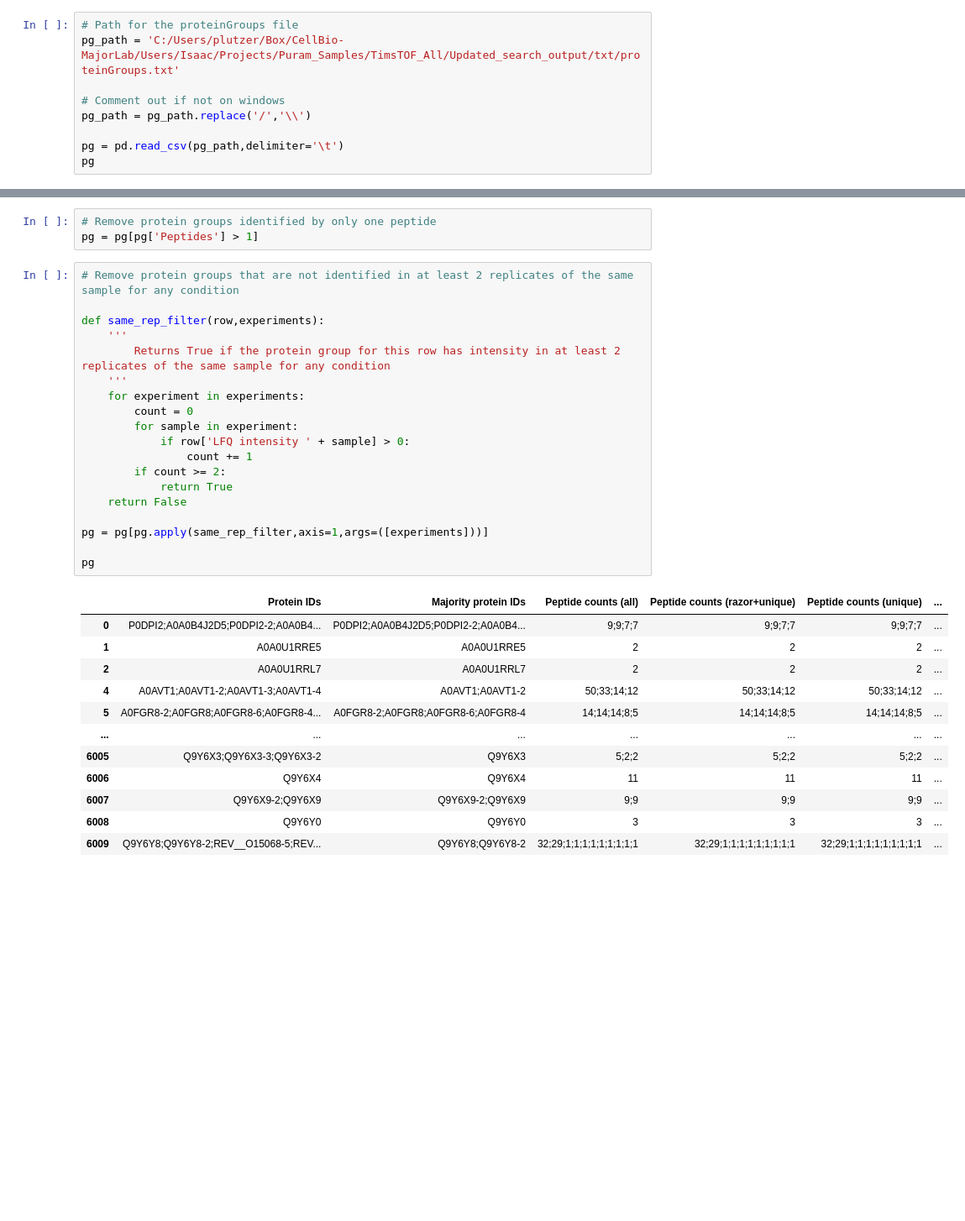
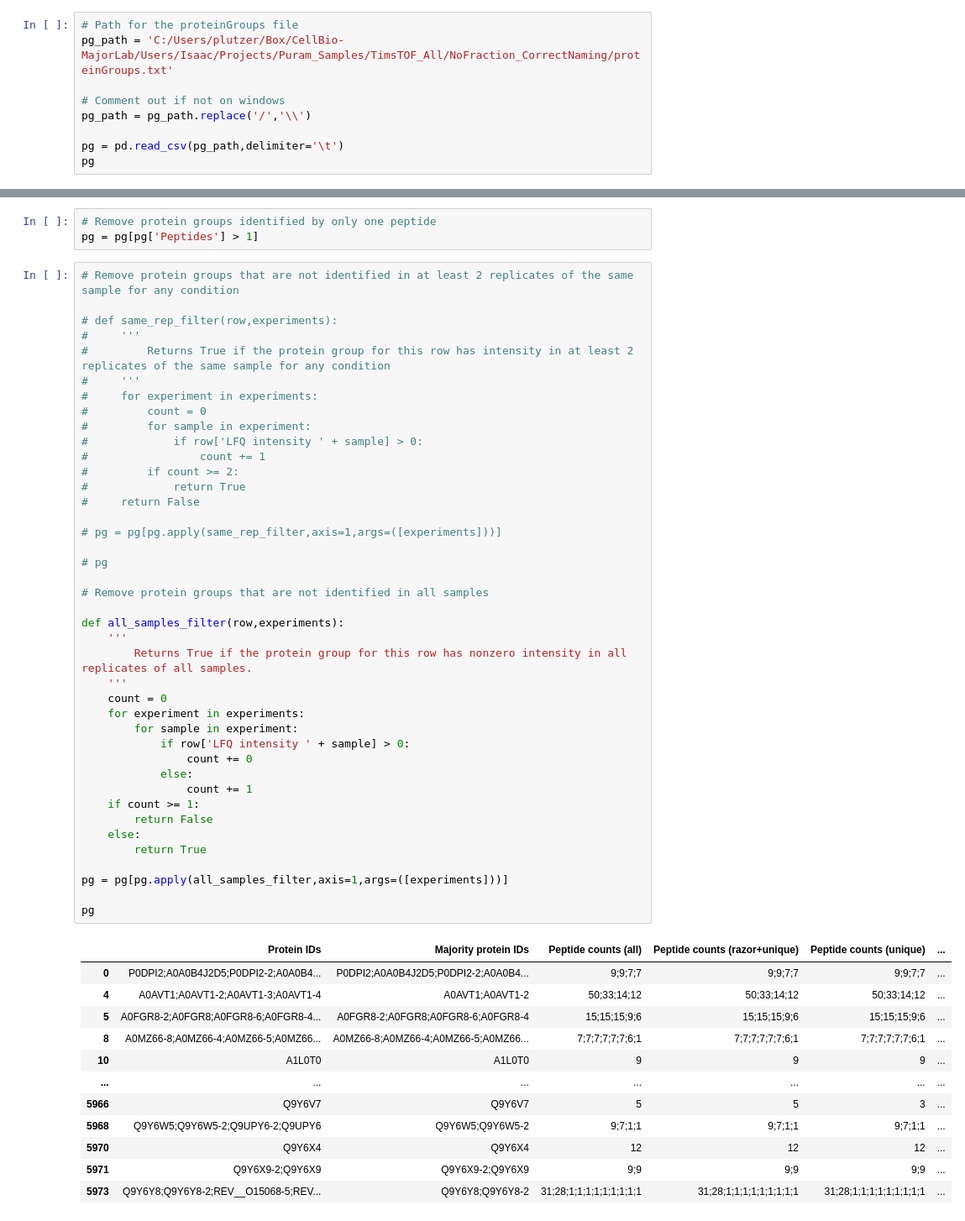
Before and after one commit to plutzer/labtools, a Jupyter notebook: Whole-cell_analysis.ipynb, the cells around one changed output, grey strips where cells are left out. Shown at 84% size. Drawn from its saved outputs; the diff is of its cells as text; blank space fills up the shorter version.

```diff
--- a/Whole-cell_analysis.ipynb
+++ b/Whole-cell_analysis.ipynb
@@ -7,6 +8,6 @@ from scipy.stats import ttest_ind
 # %%
 # Path for the proteinGroups file
-pg_path = 'C:/Users/plutzer/Box/CellBio-MajorLab/Users/Isaac/Projects/Puram_Samples/TimsTOF_All/Updated_search_output/txt/proteinGroups.txt'
+pg_path = 'C:/Users/plutzer/Box/CellBio-MajorLab/Users/Isaac/Projects/Puram_Samples/TimsTOF_All/NoFraction_CorrectNaming/proteinGroups.txt'
 
 # Comment out if not on windows
 pg_path = pg_path.replace('/','\\')
@@ -52,32 +55,54 @@ pg = pg[pg['Peptides'] > 1]
 # %%
 # Remove protein groups that are not identified in at least 2 replicates of the same sample for any condition
 
-def same_rep_filter(row,experiments):
+# def same_rep_filter(row,experiments):
+#     '''
+#         Returns True if the protein group for this row has intensity in at least 2 replicates of the same sample for any condition
+#     '''
+#     for experiment in experiments:
+#         count = 0
+#         for sample in experiment:
+#             if row['LFQ intensity ' + sample] > 0:
+#                 count += 1
+#         if count >= 2:
+#             return True
+#     return False
+
+# pg = pg[pg.apply(same_rep_filter,axis=1,args=([experiments]))]
+
+# pg
+
+# Remove protein groups that are not identified in all samples
+
+def all_samples_filter(row,experiments):
     '''
-        Returns True if the protein group for this row has intensity in at least 2 replicates of the same sample for any condition
+        Returns True if the protein group for this row has nonzero intensity in all replicates of all samples.
     '''
+    count = 0
     for experiment in experiments:
-        count = 0
         for sample in experiment:
             if row['LFQ intensity ' + sample] > 0:
+                count += 0
+            else:
                 count += 1
-        if count >= 2:
-            return True
-    return False
+    if count >= 1:
+        return False
+    else:
+        return True
 
-pg = pg[pg.apply(same_rep_filter,axis=1,args=([experiments]))]
+pg = pg[pg.apply(all_samples_filter,axis=1,args=([experiments]))]
 
 pg
 # %% [output]
 |  | Protein IDs | Majority protein IDs | Peptide counts (all) | Peptide counts (razor+unique) | Peptide counts (unique) | ... |
 | 0 | P0DPI2;A0A0B4J2D5;P0DPI2-2;A0A0B4... | P0DPI2;A0A0B4J2D5;P0DPI2-2;A0A0B4... | 9;9;7;7 | 9;9;7;7 | 9;9;7;7 | ... |
-| 1 | A0A0U1RRE5 | A0A0U1RRE5 | 2 | 2 | 2 | ... |
-| 2 | A0A0U1RRL7 | A0A0U1RRL7 | 2 | 2 | 2 | ... |
 | 4 | A0AVT1;A0AVT1-2;A0AVT1-3;A0AVT1-4 | A0AVT1;A0AVT1-2 | 50;33;14;12 | 50;33;14;12 | 50;33;14;12 | ... |
-| 5 | A0FGR8-2;A0FGR8;A0FGR8-6;A0FGR8-4... | A0FGR8-2;A0FGR8;A0FGR8-6;A0FGR8-4 | 14;14;14;8;5 | 14;14;14;8;5 | 14;14;14;8;5 | ... |
+| 5 | A0FGR8-2;A0FGR8;A0FGR8-6;A0FGR8-4... | A0FGR8-2;A0FGR8;A0FGR8-6;A0FGR8-4 | 15;15;15;9;6 | 15;15;15;9;6 | 15;15;15;9;6 | ... |
+| 8 | A0MZ66-8;A0MZ66-4;A0MZ66-5;A0MZ66... | A0MZ66-8;A0MZ66-4;A0MZ66-5;A0MZ66... | 7;7;7;7;7;7;6;1 | 7;7;7;7;7;7;6;1 | 7;7;7;7;7;7;6;1 | ... |
+| 10 | A1L0T0 | A1L0T0 | 9 | 9 | 9 | ... |
 | ... | ... | ... | ... | ... | ... | ... |
-| 6005 | Q9Y6X3;Q9Y6X3-3;Q9Y6X3-2 | Q9Y6X3 | 5;2;2 | 5;2;2 | 5;2;2 | ... |
-| 6006 | Q9Y6X4 | Q9Y6X4 | 11 | 11 | 11 | ... |
-| 6007 | Q9Y6X9-2;Q9Y6X9 | Q9Y6X9-2;Q9Y6X9 | 9;9 | 9;9 | 9;9 | ... |
-| 6008 | Q9Y6Y0 | Q9Y6Y0 | 3 | 3 | 3 | ... |
-| 6009 | Q9Y6Y8;Q9Y6Y8-2;REV__O15068-5;REV... | Q9Y6Y8;Q9Y6Y8-2 | 32;29;1;1;1;1;1;1;1;1;1 | 32;29;1;1;1;1;1;1;1;1;1 | 32;29;1;1;1;1;1;1;1;1;1 | ... |
+| 5966 | Q9Y6V7 | Q9Y6V7 | 5 | 5 | 3 | ... |
+| 5968 | Q9Y6W5;Q9Y6W5-2;Q9UPY6-2;Q9UPY6 | Q9Y6W5;Q9Y6W5-2 | 9;7;1;1 | 9;7;1;1 | 9;7;1;1 | ... |
+| 5970 | Q9Y6X4 | Q9Y6X4 | 12 | 12 | 12 | ... |
+| 5971 | Q9Y6X9-2;Q9Y6X9 | Q9Y6X9-2;Q9Y6X9 | 9;9 | 9;9 | 9;9 | ... |
+| 5973 | Q9Y6Y8;Q9Y6Y8-2;REV__O15068-5;REV... | Q9Y6Y8;Q9Y6Y8-2 | 31;28;1;1;1;1;1;1;1;1;1 | 31;28;1;1;1;1;1;1;1;1;1 | 31;28;1;1;1;1;1;1;1;1;1 | ... |
```
Also changed, not shown: parts of 9 cells of this notebook, 2 other files.
